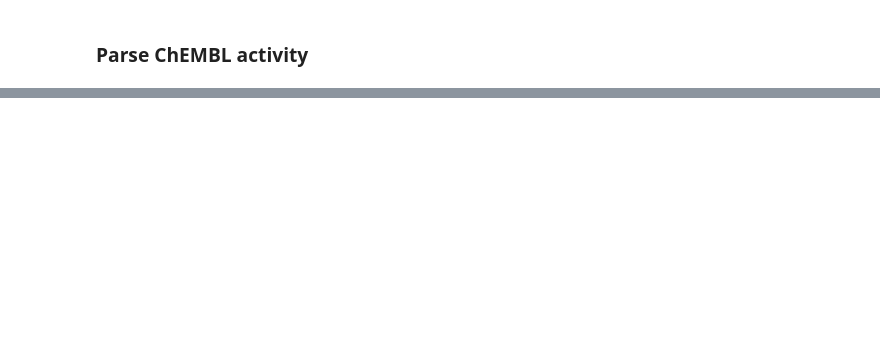
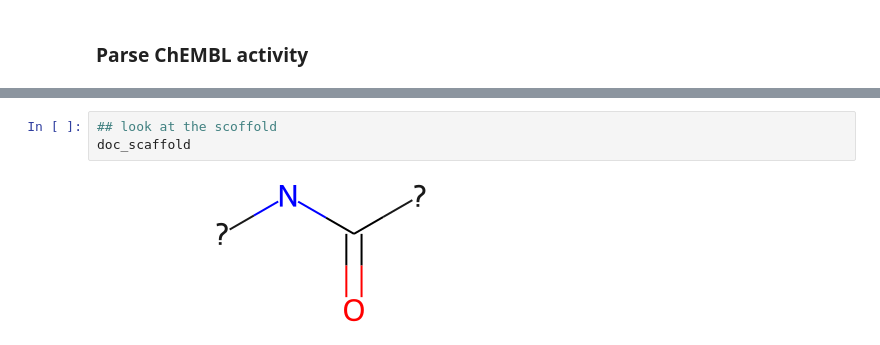
Before and after one commit to nizamibilal/ChemBL_api_parsing, a Jupyter notebook: chembl_structural_alert_analysis.ipynb, the cells around one changed output, grey strips where cells are left out. Saved outputs shown, nothing was run; the diff lists cells and outputs as text; blank space fills up the shorter version.

```diff
--- a/chembl_structural_alert_analysis.ipynb
+++ b/chembl_structural_alert_analysis.ipynb
@@ -458,0 +631,5 @@ res
+# %%
+## look at the scoffold
+doc_scaffold
+# %% [output]
+[figure, added]
```
Also changed, not shown: parts of 87 cells of this notebook.
